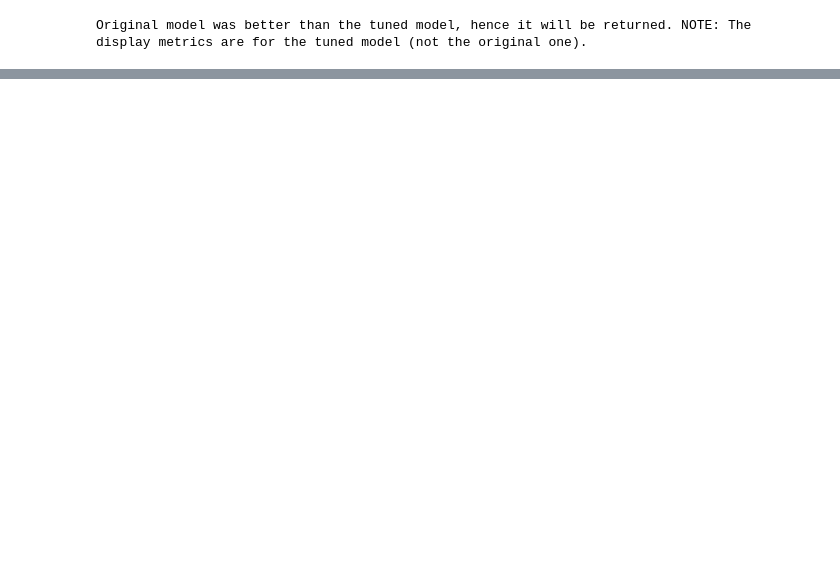
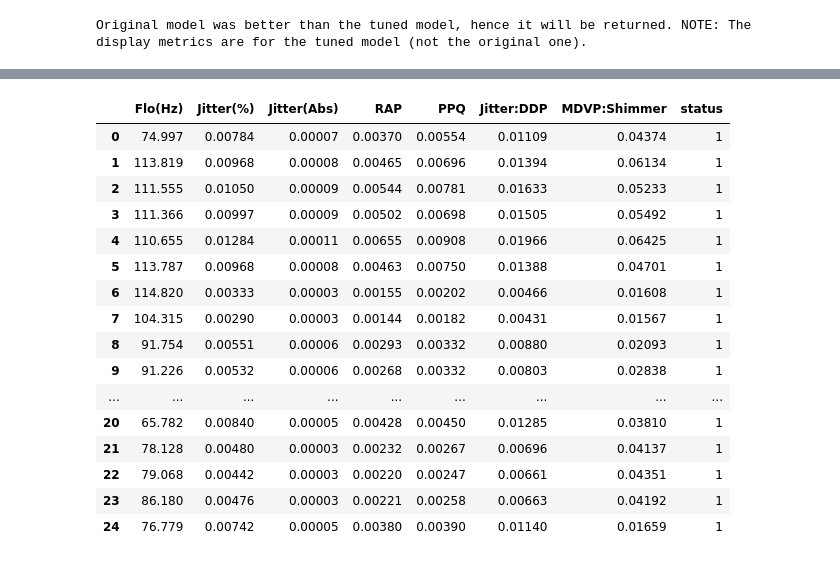
Before and after one commit to ghodsieh86/ghodsieh6220project, a Jupyter notebook: parkinson_dataset.ipynb, the cells around one changed output, grey strips where cells are left out. Saved outputs shown, nothing was run; the diff lists cells and outputs as text; code cells hidden in the pictures; blank space fills up the shorter version.

```diff
--- a/parkinson_dataset.ipynb
+++ b/parkinson_dataset.ipynb
@@ -595,0 +624,26 @@ interactive(children=(ToggleButtons(description='Plot Type:', icons=('',), optio
+# %%
+import pandas as pd
+import matplotlib.pyplot as plt
+plt.rcParams['figure.figsize'] = (7,5)
+
+#read cvs file into dataframe
+df = pd.read_csv('/content/drive/MyDrive/dataset/parkinson-disease.csv')
+df.head(25)
+# %% [output]
+|  | Flo(Hz) | Jitter(%) | Jitter(Abs) | RAP | PPQ | Jitter:DDP | MDVP:Shimmer | status |
+| 0 | 74.997 | 0.00784 | 0.00007 | 0.00370 | 0.00554 | 0.01109 | 0.04374 | 1 |
+| 1 | 113.819 | 0.00968 | 0.00008 | 0.00465 | 0.00696 | 0.01394 | 0.06134 | 1 |
+| 2 | 111.555 | 0.01050 | 0.00009 | 0.00544 | 0.00781 | 0.01633 | 0.05233 | 1 |
+| 3 | 111.366 | 0.00997 | 0.00009 | 0.00502 | 0.00698 | 0.01505 | 0.05492 | 1 |
+| 4 | 110.655 | 0.01284 | 0.00011 | 0.00655 | 0.00908 | 0.01966 | 0.06425 | 1 |
+| 5 | 113.787 | 0.00968 | 0.00008 | 0.00463 | 0.00750 | 0.01388 | 0.04701 | 1 |
+| 6 | 114.820 | 0.00333 | 0.00003 | 0.00155 | 0.00202 | 0.00466 | 0.01608 | 1 |
+| 7 | 104.315 | 0.00290 | 0.00003 | 0.00144 | 0.00182 | 0.00431 | 0.01567 | 1 |
+| 8 | 91.754 | 0.00551 | 0.00006 | 0.00293 | 0.00332 | 0.00880 | 0.02093 | 1 |
+| 9 | 91.226 | 0.00532 | 0.00006 | 0.00268 | 0.00332 | 0.00803 | 0.02838 | 1 |
+| ... | ... | ... | ... | ... | ... | ... | ... | ... |
+| 20 | 65.782 | 0.00840 | 0.00005 | 0.00428 | 0.00450 | 0.01285 | 0.03810 | 1 |
+| 21 | 78.128 | 0.00480 | 0.00003 | 0.00232 | 0.00267 | 0.00696 | 0.04137 | 1 |
+| 22 | 79.068 | 0.00442 | 0.00003 | 0.00220 | 0.00247 | 0.00661 | 0.04351 | 1 |
+| 23 | 86.180 | 0.00476 | 0.00003 | 0.00221 | 0.00258 | 0.00663 | 0.04192 | 1 |
+| 24 | 76.779 | 0.00742 | 0.00005 | 0.00380 | 0.00390 | 0.01140 | 0.01659 | 1 |
```
Also changed, not shown: parts of 14 cells of this notebook.
